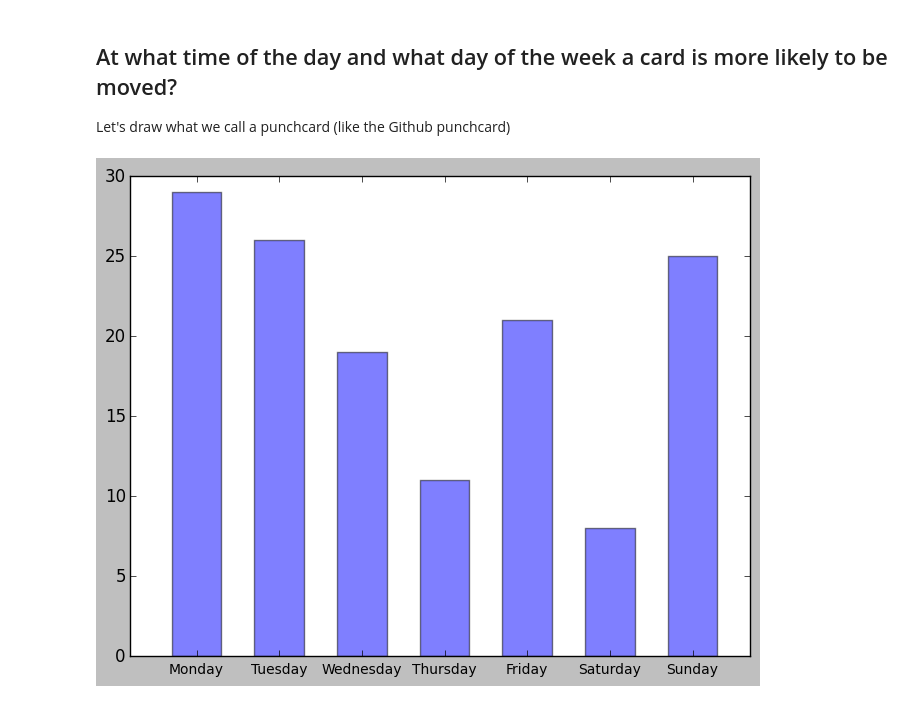
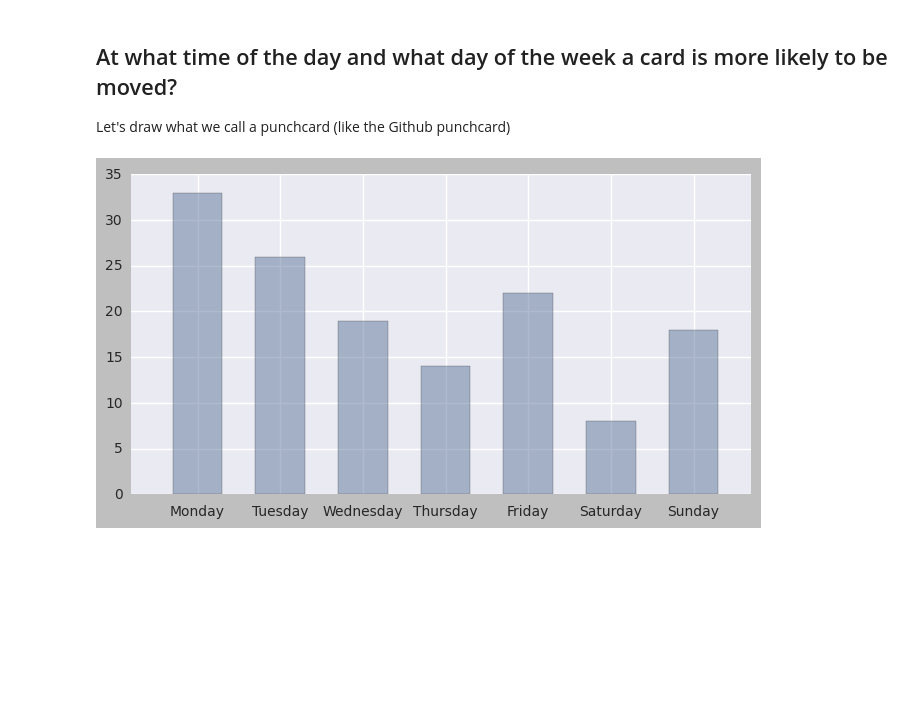
Before and after one commit to jtpio/data-playground, a Jupyter notebook: trello/personal-trello-stats.ipynb, the cells around one changed output. Cells and saved outputs as stored; diff of their text form; code cells hidden in the pictures; blank space fills up the shorter version.

```diff
--- a/trello/personal-trello-stats.ipynb
+++ b/trello/personal-trello-stats.ipynb
@@ -132,11 +132,17 @@ The list "Save" contains 50 cards
 # %% [markdown]
 Visualized:
 # %%
+# First time we plot something, let's set everything up
 from matplotlib.ticker import FuncFormatter
 import matplotlib.pyplot as plt
 import numpy as np
 %matplotlib inline
 plt.rcdefaults()
+
+# make it pretty!
+import seaborn as sns
+sns.set_palette("deep", desat=.6)
+sns.set_context(rc={"figure.figsize": (8, 4)})
 
 keys = list(number_cards_per_list.keys())
 y = np.arange(len(number_cards_per_list.keys()))
@@ -255,22 +258,26 @@ TODO: put a graph to visualize the distribution
 Let's draw what we call a punchcard (like the Github punchcard)
 # %%
 import dateutil.parser
+from pytz import timezone
+
+# localize the time to Sweden
+sweden=timezone('Europe/Stockholm')
 
 WEEK_DAYS = ['Monday', 'Tuesday', 'Wednesday', 'Thursday', 'Friday', 'Saturday', 'Sunday']
 days_of_week_punchcard = sorted(
         Counter(
-            [dateutil.parser.parse(moved_action['date']).weekday() for moved_action in moved_to_done]
+            [dateutil.parser.parse(moved_action['date']).astimezone(sweden).weekday() for moved_action in moved_to_done]
         ).most_common()
         , key=lambda day: day[0]
     )
 
 x = np.arange(len(WEEK_DAYS))
 plt.xlim(x.min() - 0.5, x.max() + 1)
 plt.bar(x, [d[1] for d in days_of_week_punchcard], alpha=0.5, width=0.6)
 plt.xticks(x + 0.3, WEEK_DAYS, fontsize=10)
 plt.show()
 # %% [output]
-[figure, old version]
+[figure, new version]
 # %%
 hours_of_day_punchcard = { x: 0 for x in range(24)}
 for moved_action in moved_to_done:
```
Also changed, not shown: parts of 14 cells of this notebook.
